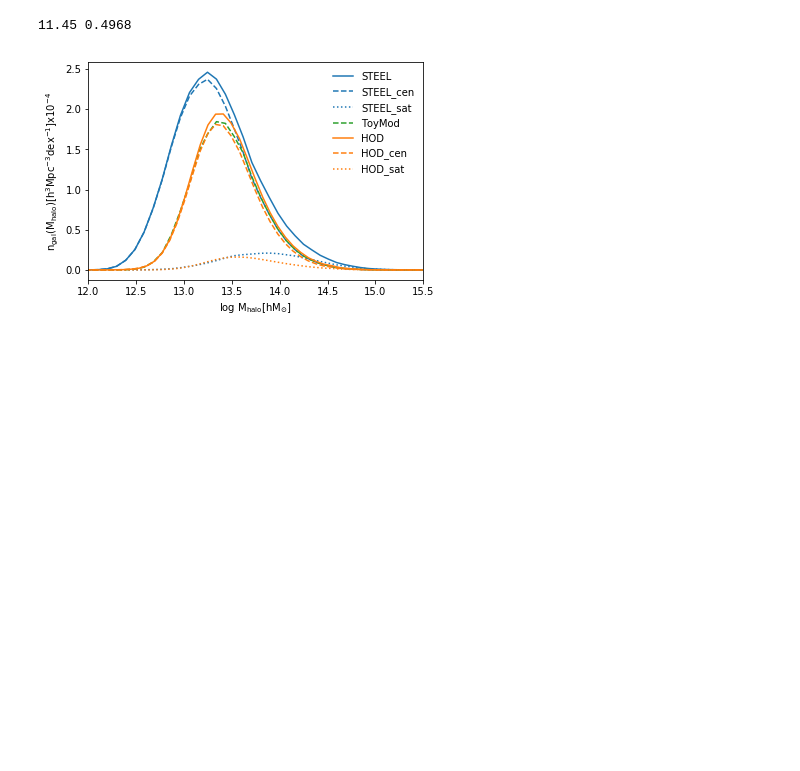
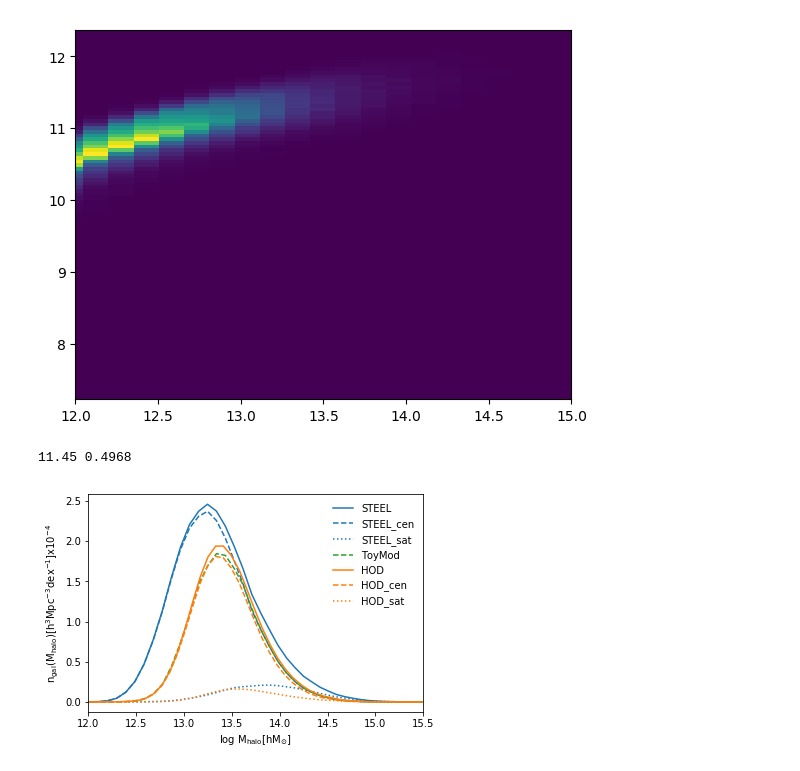
Before and after one commit to PipGrylls/STEEL, a Jupyter notebook: Notebooks/TestBook.ipynb, the cells around one changed output. Cells and saved outputs as stored; diff of their text form; code cells hidden in the pictures; blank space fills up the shorter version.

Commit message:
plots and adjustments for paper 2 review

```diff
--- a/Notebooks/TestBook.ipynb
+++ b/Notebooks/TestBook.ipynb
@@ -99,0 +109,2 @@ Unevolved = {\
+# %%
+Add_SDSS = SDSS_Plots.SDSS_Plots(11.5,15,0.1)
@@ -100,3 +117,11 @@ Unevolved = {\
+# %%
+Centrals_DF = Add_SDSS.df_cent.dropna()
+# %%
+plt.hist2d(Centrals_DF.newMhaloL, Centrals_DF.MsMendSerExp, bins = [100, 100])
+plt.xlim(12, 15)
+plt.show()
+# %% [output]
+[figure, added]
 # %%
 importlib.reload(F)
 # %%
```
Also changed, not shown: parts of 4 cells of this notebook, 3 other files.
